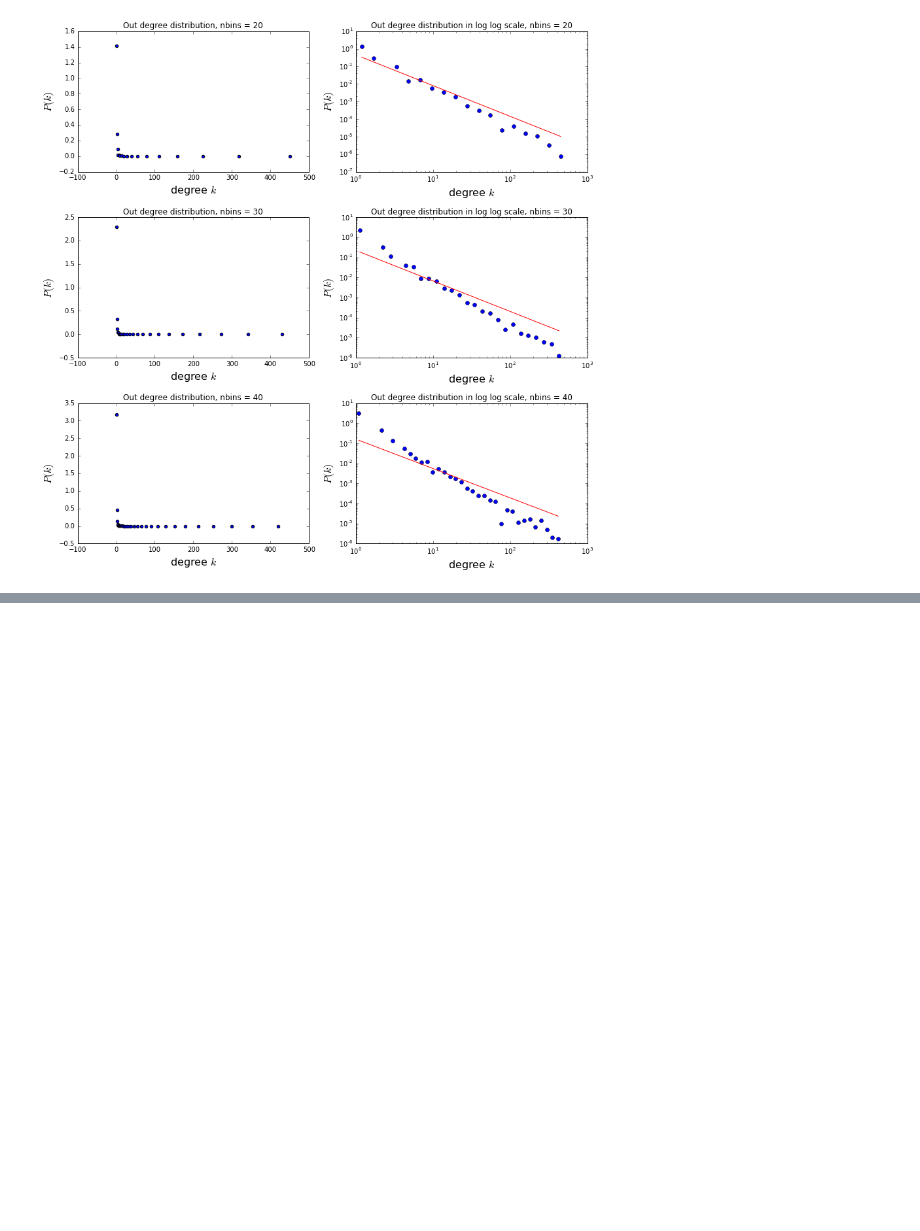
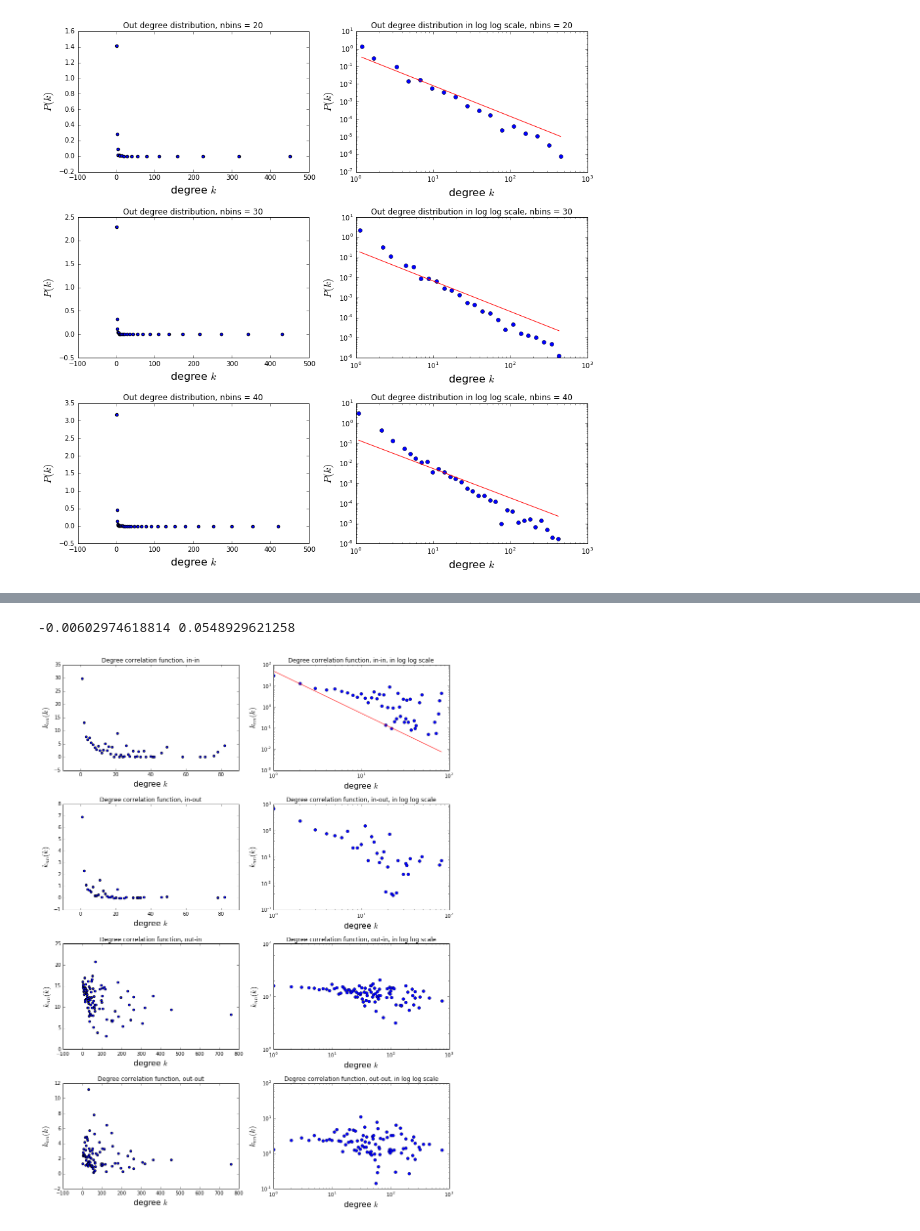
Before and after one commit to PtrTeixeira/NetSci, a Jupyter notebook: Project.ipynb, the cells around one changed output, grey strips where cells are left out. Saved outputs shown, nothing was run; the diff lists cells and outputs as text; code cells hidden in the pictures; blank space fills up the shorter version.

Commit message:
Measuring degree correlation

```diff
--- a/Project.ipynb
+++ b/Project.ipynb
@@ -198,0 +273,7 @@ plt.show()
+# %%
+kii, knnii = calculate_deg_cor_func(G, 'ii')
+kio, knnio = calculate_deg_cor_func(G, 'io')
+koi, knnoi = calculate_deg_cor_func(G, 'oi')
+koo, knnoo = calculate_deg_cor_func(G, 'oo')
+ks = (kave * N)**0.5
+print('Structural cutoff:{0:9.4f}'.format(ks))
@@ -198,0 +284,72 @@ plt.show()
+# %%
+m_ii, b_ii = calculate_fit(kii, knnii, m_true=-2)
+knnii_fit = [(50) * (k**-2) for k in kii]
+print(m_ii, b_ii)
+# %% [output]
+-0.00602974618814 0.0548929621258
+# %%
+fig = plt.figure(figsize=(12,16))
+
+###################### In-In #####################################
+plt.subplot(421)
+plt.scatter(kii, knnii)
+plt.xlabel(r"degree $k$", fontsize=16)
+plt.ylabel(r"$k_{nn}(k)$", fontsize=16)
+plt.title('Degree correlation function, in-in')
+
+plt.subplot(422)
+plt.loglog(kii, knnii, marker='o', linestyle='none')
+plt.loglog(kii, knnii_fit, color='red')
+plt.xlabel(r"degree $k$", fontsize=16)
+plt.ylabel(r"$k_{nn}(k)$", fontsize=16)
+plt.title('Degree correlation function, in-in, in log log scale')
+
+###################### In-Out #####################################
+
+plt.subplot(423)
+plt.scatter(kio, knnio)
+plt.xlabel(r"degree $k$", fontsize=16)
+plt.ylabel(r"$k_{nn}(k)$", fontsize=16)
+plt.title('Degree correlation function, in-out')
+
+plt.subplot(424)
+plt.loglog(kio, knnio, marker='o', linestyle='none')
+#plt.loglog(dat[0][0], dat[0][2], color='red')
+plt.xlabel(r"degree $k$", fontsize=16)
+plt.ylabel(r"$k_{nn}(k)$", fontsize=16)
+plt.title('Degree correlation function, in-out, in log log scale')
+
+###################### Out-In #####################################
+
+plt.subplot(425)
+plt.scatter(koi, knnoi)
+plt.xlabel(r"degree $k$", fontsize=16)
+plt.ylabel(r"$k_{nn}(k)$", fontsize=16)
+plt.title('Degree correlation function, out-in')
+
+plt.subplot(426)
+plt.loglog(koi, knnoi, marker='o', linestyle='none')
+#plt.loglog(dat[0][0], dat[0][2], color='red')
+plt.xlabel(r"degree $k$", fontsize=16)
+plt.ylabel(r"$k_{nn}(k)$", fontsize=16)
+plt.title('Degree correlation function, out-in, in log log scale')
+
+###################### Out-Out #####################################
+
+plt.subplot(427)
+plt.scatter(koo, knnoo)
+plt.xlabel(r"degree $k$", fontsize=16)
+plt.ylabel(r"$k_{nn}(k)$", fontsize=16)
+plt.title('Degree correlation function, out-out')
+
+plt.subplot(428)
+plt.loglog(koo, knnoo, marker='o', linestyle='none')
+#plt.loglog(dat[0][0], dat[0][2], color='red')
+plt.xlabel(r"degree $k$", fontsize=16)
+plt.ylabel(r"$k_{nn}(k)$", fontsize=16)
+plt.title('Degree correlation function, out-out, in log log scale')
+
+plt.tight_layout()
+plt.show()
+# %% [output]
+[figure, added]
```
Also changed, not shown: parts of 17 cells of this notebook.
